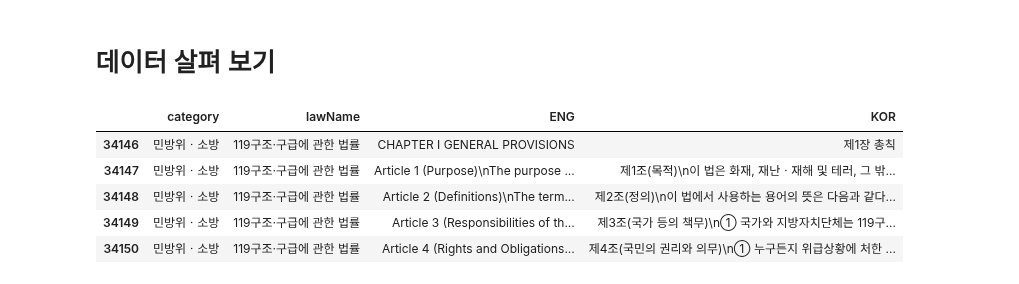
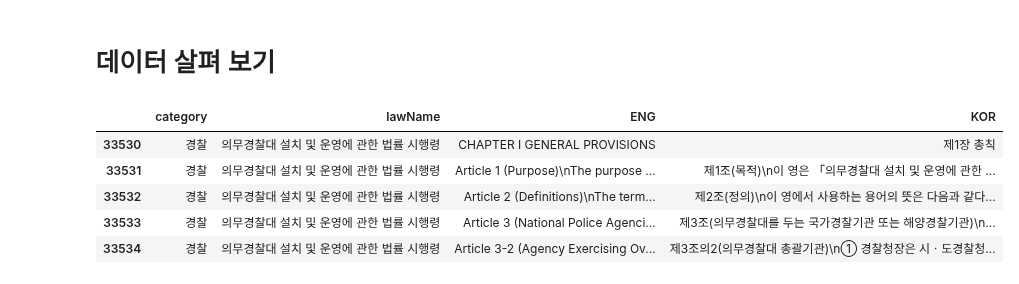
Before and after one commit to tjtmddnjswkd/capstone, a Jupyter notebook: preprocessing.ipynb, the cells around one changed output. Drawn from its saved outputs; the diff is of its cells as text; code cells hidden in the pictures.

```diff
--- a/preprocessing.ipynb
+++ b/preprocessing.ipynb
@@ -29,12 +29,12 @@ Index(['category', 'lawName', 'ENG', 'KOR'], dtype='object')
 # %% [markdown]
 # 데이터 살펴 보기
 # %%
-sample = df_colab.loc[df_colab["lawName"]=='119구조·구급에 관한 법률']
+sample = df_colab.loc[df_colab["lawName"]=='의무경찰대 설치 및 운영에 관한 법률 시행령']
 sample.head()
 # %% [output]
 |  | category | lawName | ENG | KOR |
-| 34146 | 민방위ㆍ소방 | 119구조·구급에 관한 법률 | CHAPTER I GENERAL PROVISIONS | 제1장 총칙 |
-| 34147 | 민방위ㆍ소방 | 119구조·구급에 관한 법률 | Article 1 (Purpose)\nThe purpose ... | 제1조(목적)\n이 법은 화재, 재난ㆍ재해 및 테러, 그 밖... |
-| 34148 | 민방위ㆍ소방 | 119구조·구급에 관한 법률 | Article 2 (Definitions)\nThe term... | 제2조(정의)\n이 법에서 사용하는 용어의 뜻은 다음과 같다... |
-| 34149 | 민방위ㆍ소방 | 119구조·구급에 관한 법률 | Article 3 (Responsibilities of th... | 제3조(국가 등의 책무)\n① 국가와 지방자치단체는 119구... |
-| 34150 | 민방위ㆍ소방 | 119구조·구급에 관한 법률 | Article 4 (Rights and Obligations... | 제4조(국민의 권리와 의무)\n① 누구든지 위급상황에 처한 ... |
+| 33530 | 경찰 | 의무경찰대 설치 및 운영에 관한 법률 시행령 | CHAPTER I GENERAL PROVISIONS | 제1장 총칙 |
+| 33531 | 경찰 | 의무경찰대 설치 및 운영에 관한 법률 시행령 | Article 1 (Purpose)\nThe purpose ... | 제1조(목적)\n이 영은 「의무경찰대 설치 및 운영에 관한 ... |
+| 33532 | 경찰 | 의무경찰대 설치 및 운영에 관한 법률 시행령 | Article 2 (Definitions)\nThe term... | 제2조(정의)\n이 영에서 사용하는 용어의 뜻은 다음과 같다... |
+| 33533 | 경찰 | 의무경찰대 설치 및 운영에 관한 법률 시행령 | Article 3 (National Police Agenci... | 제3조(의무경찰대를 두는 국가경찰기관 또는 해양경찰기관)\n... |
+| 33534 | 경찰 | 의무경찰대 설치 및 운영에 관한 법률 시행령 | Article 3-2 (Agency Exercising Ov... | 제3조의2(의무경찰대 총괄기관)\n① 경찰청장은 시ㆍ도경찰청... |
```
Also changed, not shown: parts of 22 cells of this notebook.
